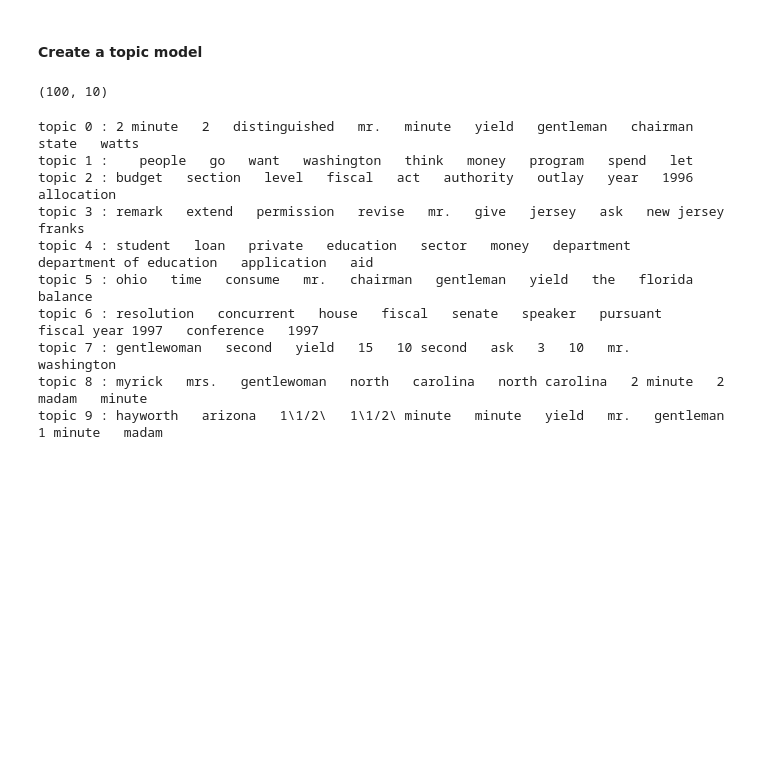
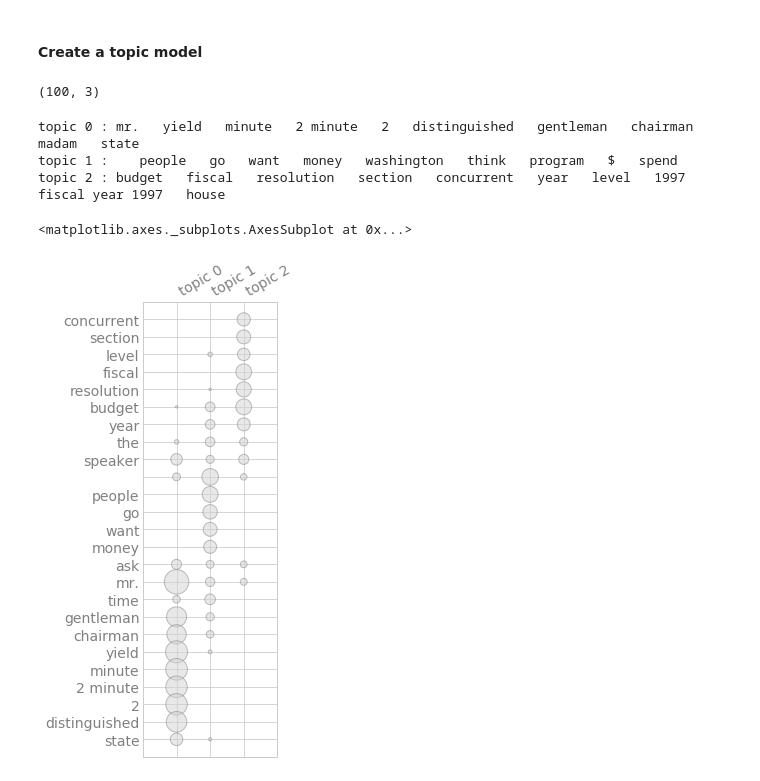
Before and after one commit to schorndorfer/kellogg-notes, a Jupyter notebook: notebooks/topic-model.ipynb, the cells around one changed output. Drawn from its saved outputs; the diff is of its cells as text; code cells hidden in the pictures; blank space fills up the shorter version.

```diff
--- a/notebooks/topic-model.ipynb
+++ b/notebooks/topic-model.ipynb
@@ -171,23 +171,21 @@ print(repr(doc_term_matrix))
 # %% [markdown]
 #### Create a topic model
 # %%
-model = textacy.TopicModel('nmf', n_topics=10)
+model = textacy.TopicModel('nmf', n_topics=3)
 model.fit(doc_term_matrix)
 doc_topic_matrix = model.transform(doc_term_matrix)
 doc_topic_matrix.shape
 # %% [output]
-(100, 10)
+(100, 3)
 # %%
 for topic_idx, top_terms in model.top_topic_terms(vectorizer.id_to_term, top_n=10):
     print('topic', topic_idx, ':', '   '.join(top_terms))
 # %% [output]
-topic 0 : 2 minute   2   distinguished   mr.   minute   yield   gentleman   chairman   state   watts
-topic 1 :    people   go   want   washington   think   money   program   spend   let
-topic 2 : budget   section   level   fiscal   act   authority   outlay   year   1996   allocation
-topic 3 : remark   extend   permission   revise   mr.   give   jersey   ask   new jersey   franks
-topic 4 : student   loan   private   education   sector   money   department   department of education   application   aid
-topic 5 : ohio   time   consume   mr.   chairman   gentleman   yield   the   florida   balance
-topic 6 : resolution   concurrent   house   fiscal   senate   speaker   pursuant   fiscal year 1997   conference   1997
-topic 7 : gentlewoman   second   yield   15   10 second   ask   3   10   mr.   washington
-topic 8 : myrick   mrs.   gentlewoman   north   carolina   north carolina   2 minute   2   madam   minute
-topic 9 : hayworth   arizona   1\1/2\   1\1/2\ minute   minute   yield   mr.   gentleman   1 minute   madam
+topic 0 : mr.   yield   minute   2 minute   2   distinguished   gentleman   chairman   madam   state
+topic 1 :    people   go   want   money   washington   think   program   $   spend
+topic 2 : budget   fiscal   resolution   section   concurrent   year   level   1997   fiscal year 1997   house
+# %%
+model.termite_plot(doc_term_matrix, vectorizer.id_to_term)
+# %% [output]
+<matplotlib.axes._subplots.AxesSubplot at 0x...>
+[figure, added]
```
